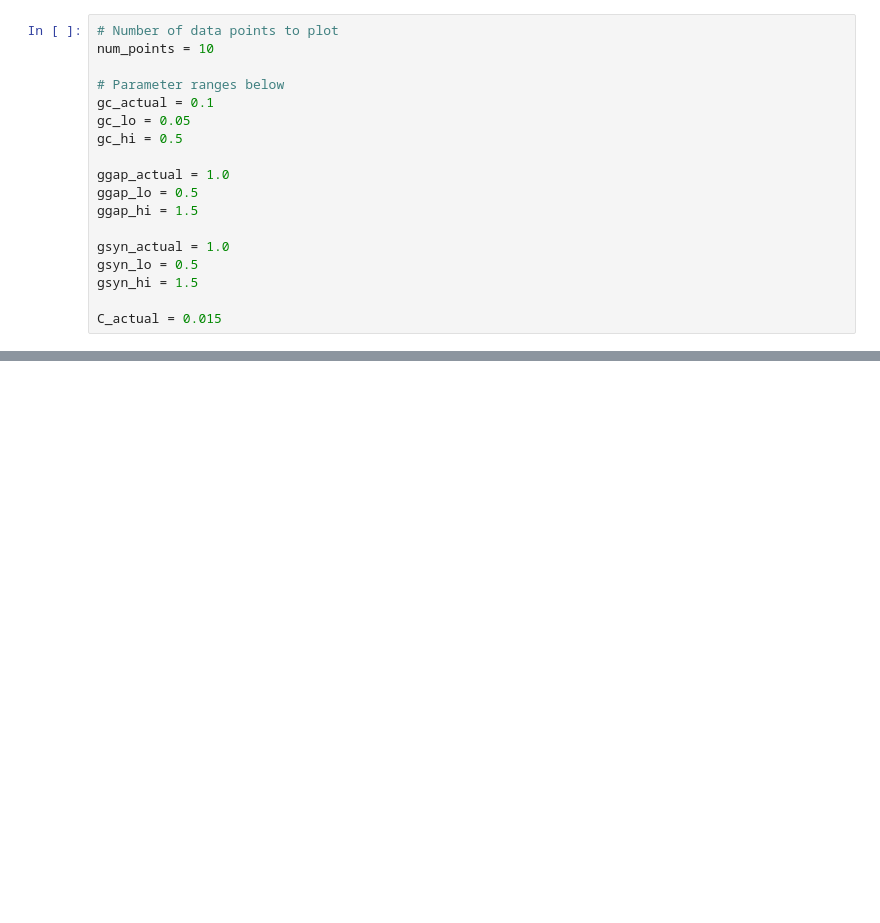
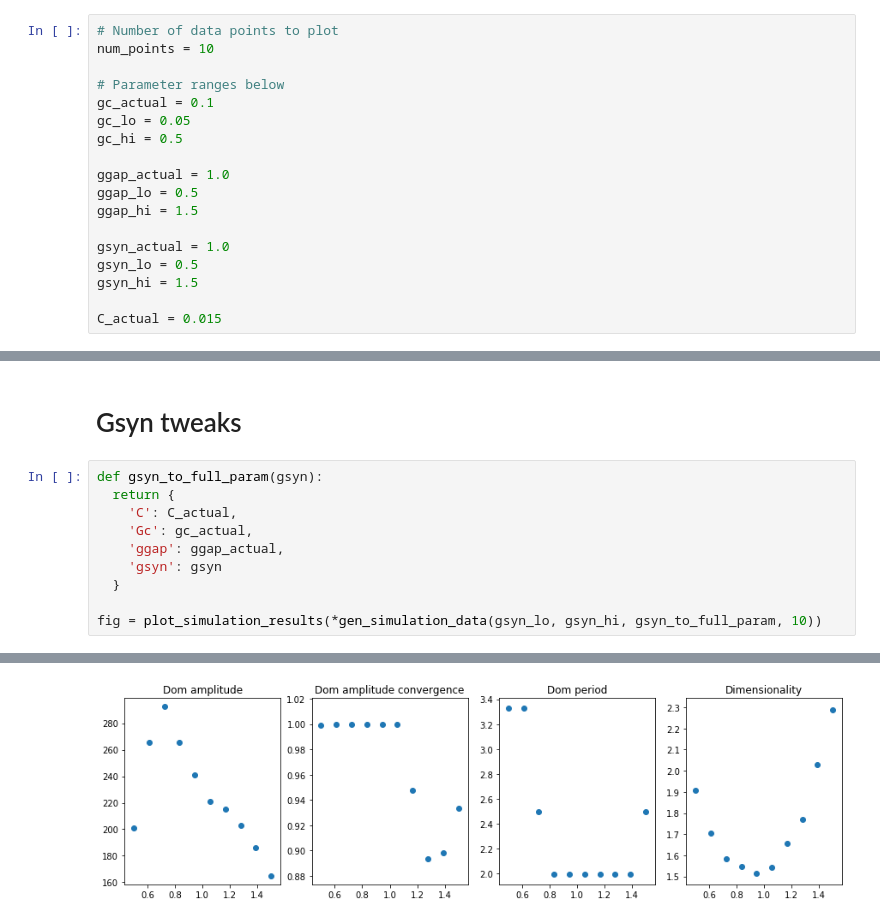
Before and after one commit to sjonany/c-elegans-interactome-analysis, a Jupyter notebook: one_at_a_time.ipynb, the cells around one changed output, grey strips where cells are left out. Drawn from its saved outputs; the diff is of its cells as text; blank space fills up the shorter version.

```diff
--- a/one_at_a_time.ipynb
+++ b/one_at_a_time.ipynb
@@ -89,0 +129,13 @@ _ = ax.set_title("Dimensionality")
+# %% [markdown]
+# Gsyn tweaks
+# %%
+def gsyn_to_full_param(gsyn):
+  return {
+    'C': C_actual,
+    'Gc': gc_actual,
+    'ggap': ggap_actual,
+    'gsyn': gsyn
+  }
+
+fig = plot_simulation_results(*gen_simulation_data(gsyn_lo, gsyn_hi, gsyn_to_full_param, 10))
+# %% [output]
@@ -89,0 +152 @@ _ = ax.set_title("Dimensionality")
+[figure, added]
```
Also changed, not shown: parts of 7 cells of this notebook.
